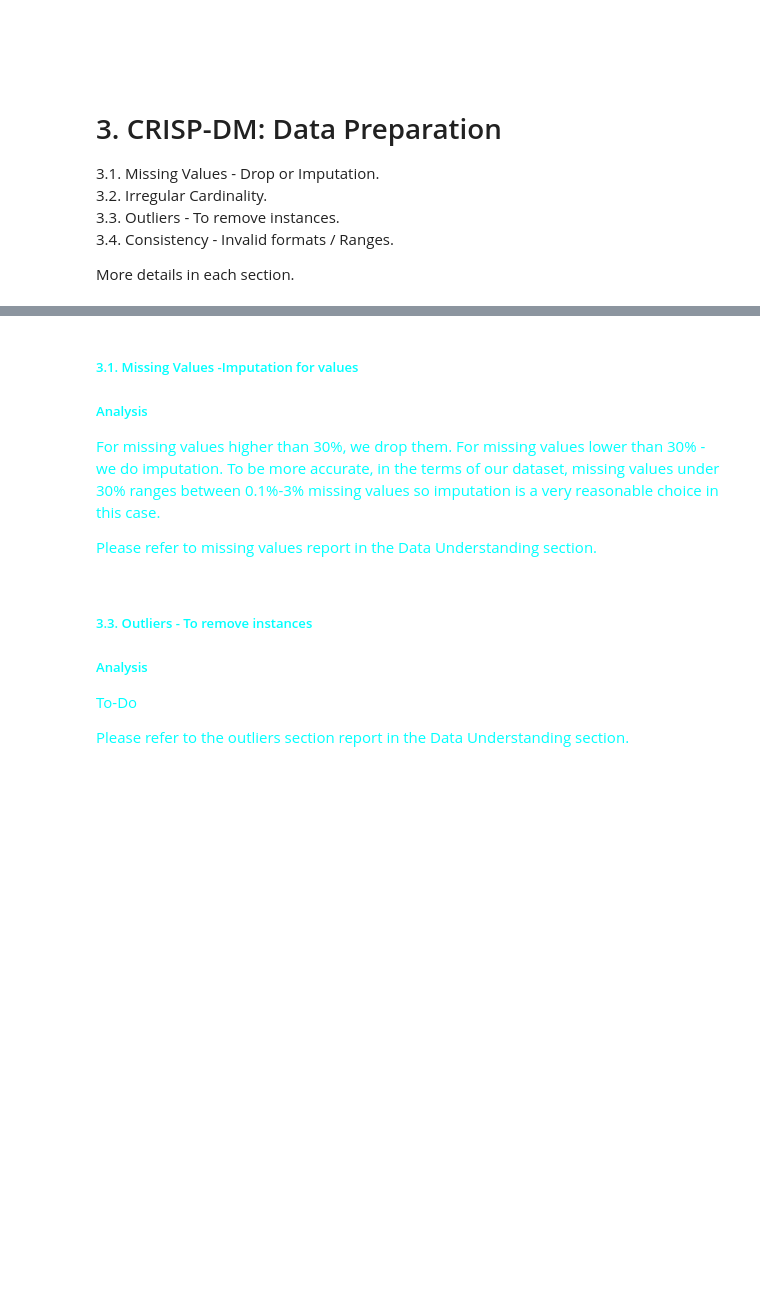
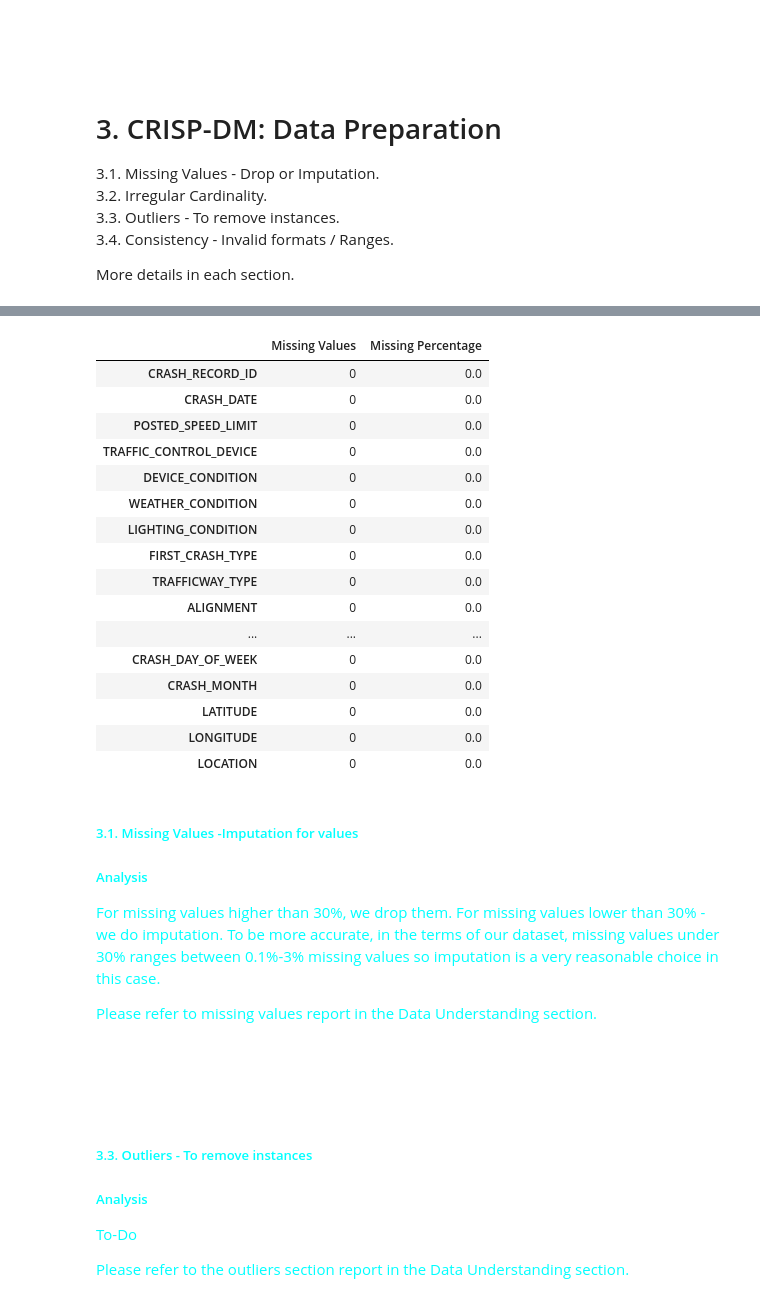
Before and after one commit to mm-khiet/project_dal, a Jupyter notebook: injury_prediction.ipynb, the cells around one changed output, grey strips where cells are left out. Saved outputs shown, nothing was run; the diff lists cells and outputs as text; code cells hidden in the pictures; blank space fills up the shorter version.

Commit message:
Save work to sync with Amir's part

```diff
--- a/injury_prediction.ipynb
+++ b/injury_prediction.ipynb
@@ -369,7 +455,10 @@ consistency_check_duplicated_instances(df)
 
 More details in each section.
 # %%
-# 3.1. Missing Values - Drop or Imputation
+# 3.1. Missing Values (Part-1) - Drop
+
+# For each step, we take a copy. It is easier to debug and investigate.
+df_drop_missing = df.copy()
 
 # Set the threshold for dropping columns
 MISSING_THRESHOLD = 30.0
@@ -378,7 +467,7 @@ MISSING_THRESHOLD = 30.0
 columns_to_drop = completeness_report[completeness_report['Missing Percentage'] >= MISSING_THRESHOLD].index
 
 # Drop these columns from the DataFrame
-df_after_drop_missing = df.drop(columns=columns_to_drop)
+df_drop_missing = df_drop_missing.drop(columns=columns_to_drop)
 
 # Now, df has the columns dropped where the missing value percentage was higher than 30%
 print("Features with missing instances higher than 30% that has been dropped")
@@ -386,26 +482,45 @@ columns_to_drop
 # %%
-# 3.1. Missing Values -Imputation for values
-import warnings
+# 3.1. Missing Values (Part-2) - Imputation for values
 
-# Suppress all warnings
-warnings.filterwarnings('ignore')
 
-# Your pandas code here
+df_imputation_missing = df_drop_missing.copy()
 
 # Identify columns that have missing value percentage less than the imputation threshold
 columns_to_impute = completeness_report[completeness_report['Missing Percentage'] < MISSING_THRESHOLD].index
 
-df_after_imputation_missing = df_after_drop_missing.copy()
 
 # Loop through the columns and perform imputation
 for column in columns_to_impute:
     # if df_prepared[column].dtype == 'float64' or df[column].dtype == 'int64':
-    if df_after_imputation_missing[column].dtype == 'numeric':
+    if df_imputation_missing[column].dtype == 'numeric':
         # Impute numerical columns with the mean value
-        df_after_imputation_missing[column].fillna(df[column].mean(), inplace=True)
+        df_imputation_missing[column].fillna(df_imputation_missing[column].mean(), inplace=True)
     else:
         # Impute categorical columns with the mode value (the most frequent value)
-        df_after_imputation_missing[column].fillna(df[column].mode()[0], inplace=True)
+        df_imputation_missing[column].fillna(df_imputation_missing[column].mode()[0], inplace=True)
+# %%
+# 3.1. Missing Values (Part-3) - Print for visibility of current situation
+
+completeness_report = get_completeness_report(df_imputation_missing)
+completeness_report
+# %% [output]
+|  | Missing Values | Missing Percentage |
+| CRASH_RECORD_ID | 0 | 0.0 |
+| CRASH_DATE | 0 | 0.0 |
+| POSTED_SPEED_LIMIT | 0 | 0.0 |
+| TRAFFIC_CONTROL_DEVICE | 0 | 0.0 |
+| DEVICE_CONDITION | 0 | 0.0 |
+| WEATHER_CONDITION | 0 | 0.0 |
+| LIGHTING_CONDITION | 0 | 0.0 |
+| FIRST_CRASH_TYPE | 0 | 0.0 |
+| TRAFFICWAY_TYPE | 0 | 0.0 |
+| ALIGNMENT | 0 | 0.0 |
+| ... | ... | ... |
+| CRASH_DAY_OF_WEEK | 0 | 0.0 |
+| CRASH_MONTH | 0 | 0.0 |
+| LATITUDE | 0 | 0.0 |
+| LONGITUDE | 0 | 0.0 |
+| LOCATION | 0 | 0.0 |
 # %% [markdown]
 <span style="color:cyan">
 
@@ -417,6 +532,10 @@ For missing values lower than 30% - we do imputation. To be more accurate, in th
 
 Please refer to missing values report in the Data Understanding section.
 
+<br>
+<br>
+<br>
+
 </span>
 # %%
 # 3.3. Outliers - To remove instances.
```
Also changed, not shown: parts of 19 cells of this notebook.
